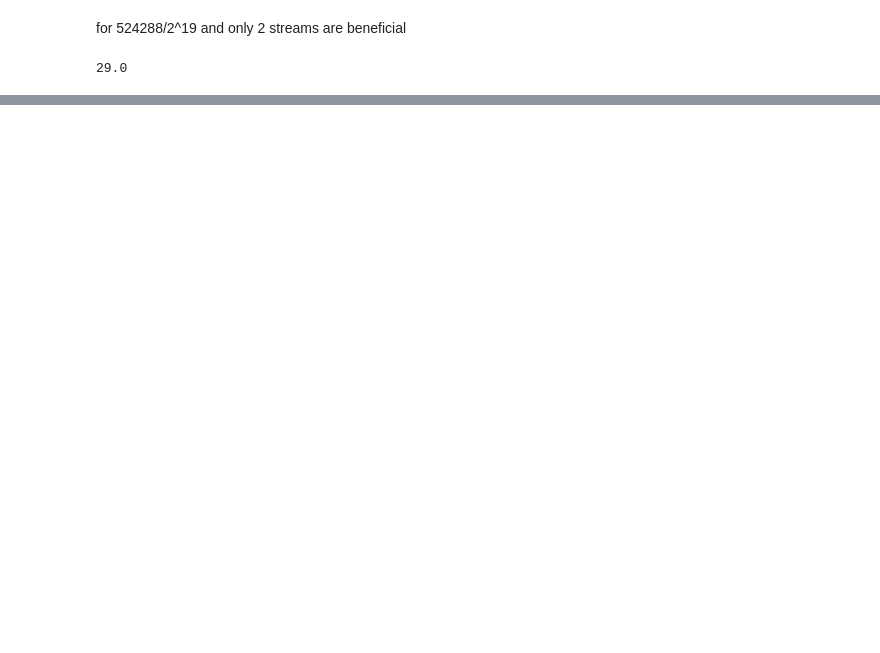
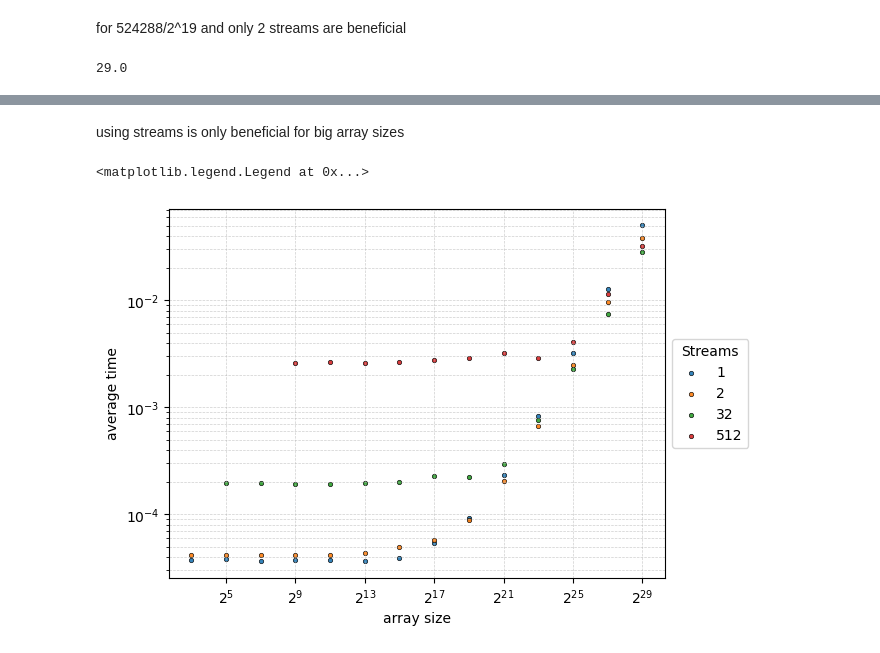
Before and after one commit to grafrap/HPC4WC-overlapping, a Jupyter notebook: measurements/cuda_plots.ipynb, the cells around one changed output, grey strips where cells are left out. Drawn from its saved outputs; the diff is of its cells as text; code cells hidden in the pictures; blank space fills up the shorter version.

```diff
--- a/measurements/cuda_plots.ipynb
+++ b/measurements/cuda_plots.ipynb
@@ -196,0 +197,46 @@ Text(0, 0.5, 'average time per value')
+# %% [markdown]
+using streams is only beneficial for big array sizes
+# %%
+sub_df = df[df['NUM_STREAMS'] == 1]
+#plt.scatter(sub_df['NUM_STREAMS'], sub_df['Time'], label=f'Size: {size}')
+plt.scatter(sub_df['Size'], sub_df['Time'],
+            label=f'{1:,}',  # Adds thousands separators
+            s=10,  # Larger dots
+            alpha=0.9,  # Slight transparency
+            edgecolor='black', linewidth=0.5)
+
+sub_df = df[df['NUM_STREAMS'] == 2]
+#plt.scatter(sub_df['NUM_STREAMS'], sub_df['Time'], label=f'Size: {size}')
+plt.scatter(sub_df['Size'], sub_df['Time'],
+            label=f'{2:,}',  # Adds thousands separators
+            s=10,  # Larger dots
+            alpha=0.9,  # Slight transparency
+            edgecolor='black', linewidth=0.5)
+
+sub_df = df[df['NUM_STREAMS'] == 32]
+#plt.scatter(sub_df['NUM_STREAMS'], sub_df['Time'], label=f'Size: {size}')
+plt.scatter(sub_df['Size'], sub_df['Time'],
+            label=f'{32:,}',  # Adds thousands separators
+            s=10,  # Larger dots
+            alpha=0.9,  # Slight transparency
+            edgecolor='black', linewidth=0.5)
+
+
+sub_df = df[df['NUM_STREAMS'] == 512]
+#plt.scatter(sub_df['NUM_STREAMS'], sub_df['Time'], label=f'Size: {size}')
+plt.scatter(sub_df['Size'], sub_df['Time'],
+            label=f'{512:,}',  # Adds thousands separators
+            s=10,  # Larger dots
+            alpha=0.9,  # Slight transparency
+            edgecolor='black', linewidth=0.5)
+
+plt.xscale('log', base = 2)
+plt.yscale('log')
+plt.xlabel('array size')
+plt.ylabel('average time')
+plt.grid(True, which='both', linestyle='--', linewidth=0.5, alpha=0.6)
+
+plt.legend(loc='center left', bbox_to_anchor=(1, 0.5), title='Streams')
+# %% [output]
+<matplotlib.legend.Legend at 0x...>
+[figure, added]
```
Also changed, not shown: parts of 25 cells of this notebook.
